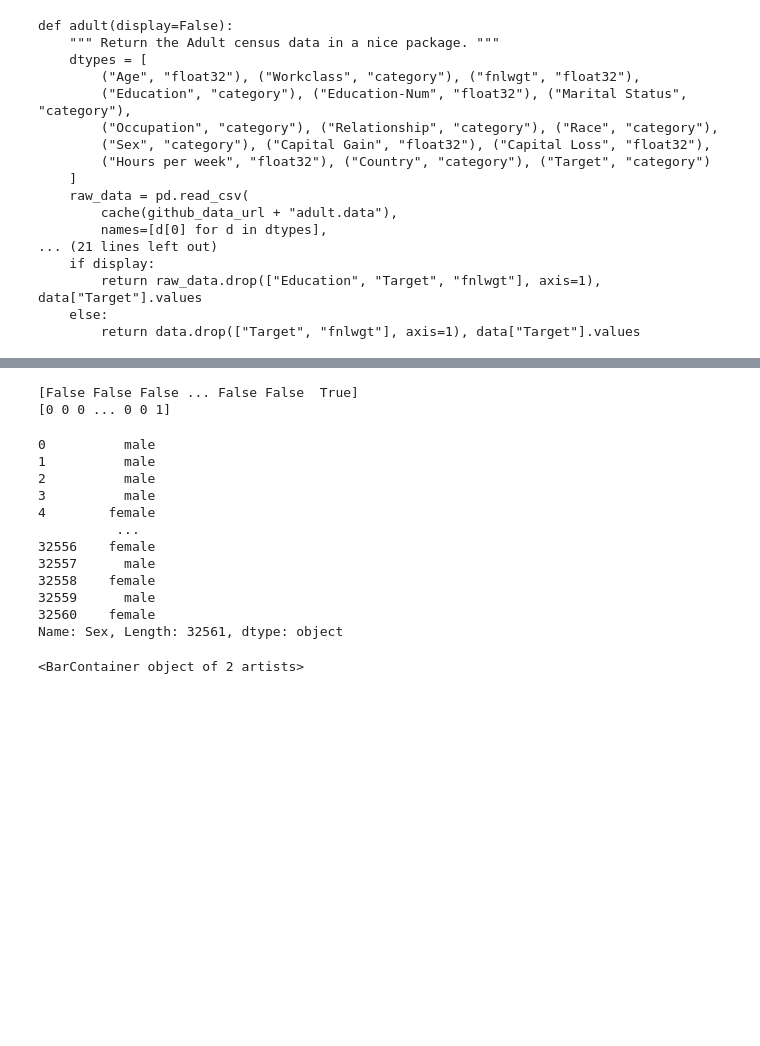
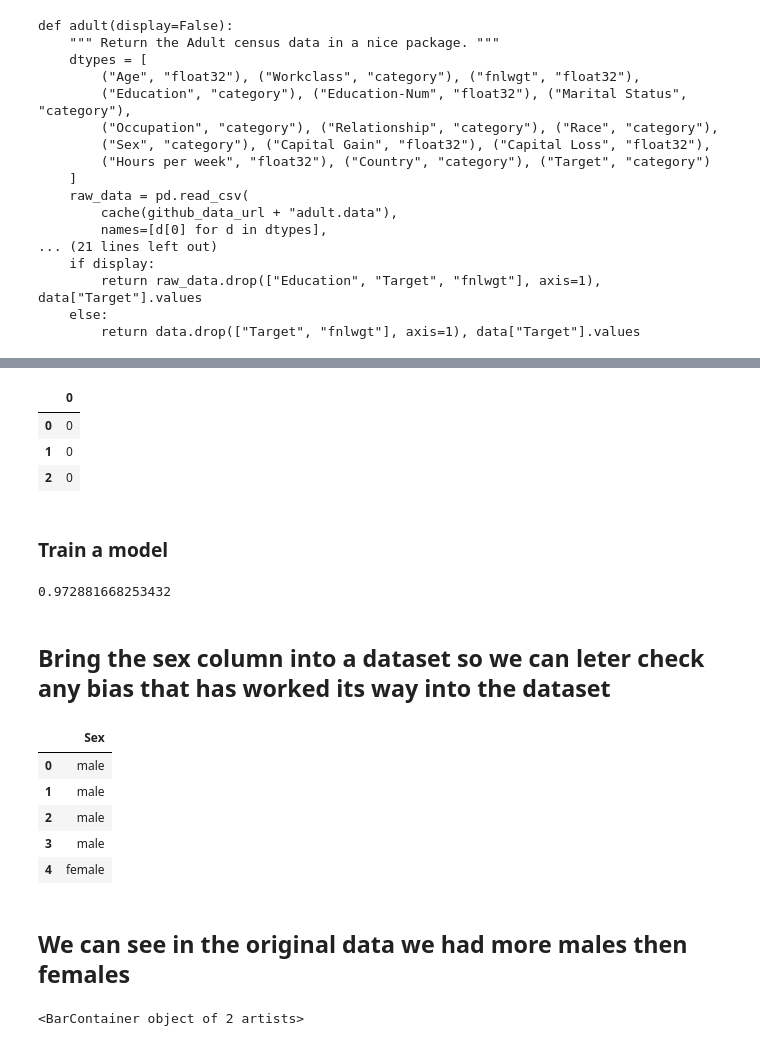
Before and after one commit to rolester/AzureMLModelExplain, a Jupyter notebook: FairLearn.ipynb, the cells around one changed output, grey strips where cells are left out. Drawn from its saved outputs; the diff is of its cells as text; code cells hidden in the pictures; blank space fills up the shorter version.

```diff
--- a/FairLearn.ipynb
+++ b/FairLearn.ipynb
@@ -70,26 +75,50 @@ print(X.head(1))
 # %%
-print(y_true)
+#Convert y to binary 1 or 0
 y_true = y_true * 1 #convert y to bianry numeric
-print(y_true)
+pd.DataFrame(y_true).head(3)
 # %% [output]
-[False False False ... False False  True]
-[0 0 0 ... 0 0 1]
+|  | 0 |
+| 0 | 0 |
+| 1 | 0 |
+| 2 | 0 |
+# %% [markdown]
+### Train a model
+# %%
+from fairlearn.metrics import group_summary
+from sklearn.metrics import accuracy_score
+from sklearn.tree import DecisionTreeClassifier
+from sklearn import metrics
+from sklearn.model_selection import train_test_split
+
+#Split the data
+#X_train, X_test, y_train, y_test = train_test_split(X, y_true, test_size=0.3, random_state=1) # 70% training and 30% test
+
+#Train a tree
+classifier = DecisionTreeClassifier()
+classifier.fit(X, y_true)
+
+#Run the predictions
+y_pred = classifier.predict(X)
+
+#See the accuracy
+metrics.accuracy_score(y_true, y_pred)
+# %% [output]
+0.972881668253432
+# %% [markdown]
+## Bring the sex column into a dataset so we can leter check any bias that has worked its way into the dataset
 # %%
+
 sex = X_raw['Sex'].apply(lambda sex: "female" if sex == 0 else "male") #convert sex to male/female
-sex
+pd.DataFrame(sex).head()
 # %% [output]
-0          male
-1          male
-2          male
-3          male
-4        female
-          ...
-32556    female
-32557      male
-32558    female
-32559      male
-32560    female
-Name: Sex, Length: 32561, dtype: object
+|  | Sex |
+| 0 | male |
+| 1 | male |
+| 2 | male |
+| 3 | male |
+| 4 | female |
+# %% [markdown]
+## We can see in the original data we had more males then females
 # %%
 import matplotlib.pyplot as plt
 dfgroup = pd.DataFrame(sex).groupby(['Sex'])['Sex'].count()
```
Also changed, not shown: parts of 13 cells of this notebook, 2 other files.
